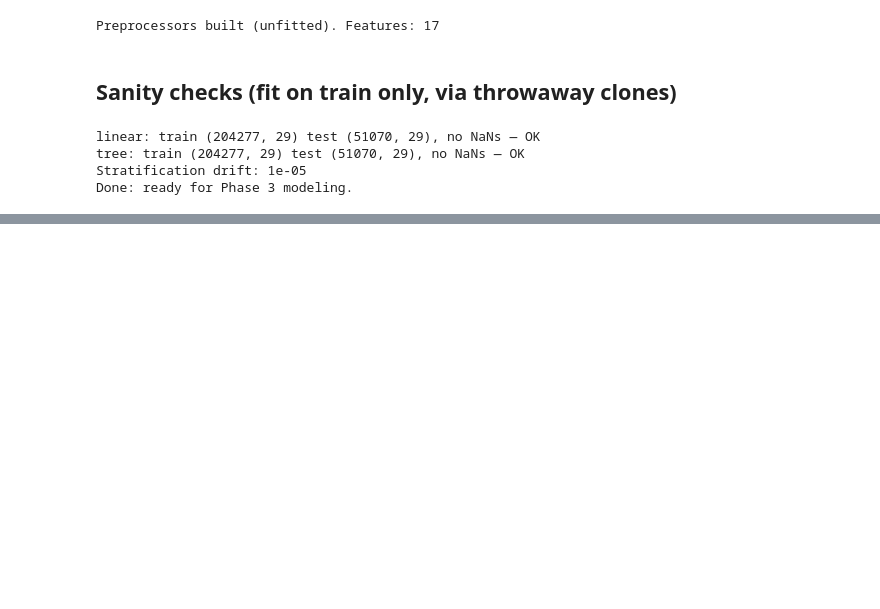
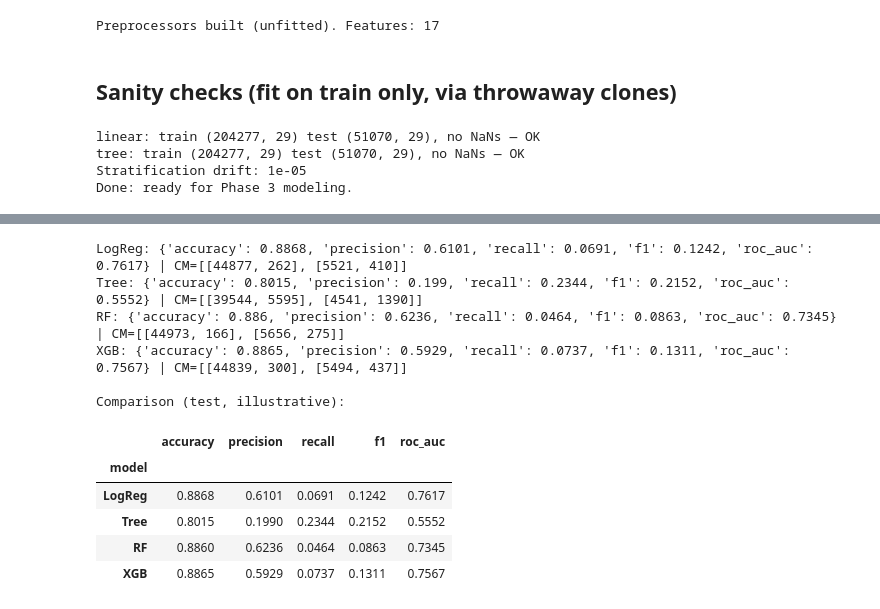
Before and after one commit to Swarnim1311/loan-default-prediction-classification, a Jupyter notebook: loan-default-prediction.ipynb, the cells around one changed output, grey strips where cells are left out. Cells and saved outputs as stored; diff of their text form; code cells hidden in the pictures; blank space fills up the shorter version.

```diff
--- a/loan-default-prediction.ipynb
+++ b/loan-default-prediction.ipynb
@@ -241,0 +275,9 @@ Done: ready for Phase 3 modeling.
+# %%
+baseline = DummyClassifier(strategy='most_frequent')
+baseline.fit(X_train, y_train)
+b_pred = baseline.predict(X_test)
+b_proba = baseline.predict_proba(X_test)[:, 1]
+print('Baseline (most_frequent):', model_scores(y_test, b_pred, b_proba))
+print('Confusion matrix:\n', confusion_matrix(y_test, b_pred))
+print(f'Test default rate: {y_test.mean():.4f} -> baseline recall is 0, precision is 0.')
+print('Takeaway: ~88% accuracy by predicting nobody defaults; accuracy alone hides this failure.')
@@ -241,0 +297,40 @@ Done: ready for Phase 3 modeling.
+# %%
+models = {
+    'LogReg': Pipeline([('pre', linear_preprocessor),
+                        ('clf', LogisticRegression(max_iter=1000, random_state=42))]),
+    'Tree': Pipeline([('pre', tree_preprocessor),
+                      ('clf', DecisionTreeClassifier(random_state=42))]),
+    'RF': Pipeline([('pre', tree_preprocessor),
+                    ('clf', RandomForestClassifier(n_estimators=100, random_state=42, n_jobs=-1))]),
+}
+if HAS_XGB:
+    models['XGB'] = Pipeline([('pre', tree_preprocessor),
+        ('clf', XGBClassifier(n_estimators=200, max_depth=5, learning_rate=0.1,
+                              subsample=0.8, colsample_bytree=0.8, reg_lambda=1.0,
+                              eval_metric='logloss', random_state=42, n_jobs=-1))])
+
+# Fit on train, score on test for an initial look (selection itself uses CV below).
+rows = []
+for name, pipe in models.items():
+    pipe.fit(X_train, y_train)
+    p = pipe.predict(X_test)
+    pr = pipe.predict_proba(X_test)[:, 1]
+    s = model_scores(y_test, p, pr)
+    rows.append({'model': name, **s})
+    print(f"{name}: {s} | CM={confusion_matrix(y_test, p).tolist()}")
+comp = pd.DataFrame(rows).set_index('model')
+print('\nComparison (test, illustrative):')
+comp
+# %% [output]
+LogReg: {'accuracy': 0.8868, 'precision': 0.6101, 'recall': 0.0691, 'f1': 0.1242, 'roc_auc': 0.7617} | CM=[[44877, 262], [5521, 410]]
+Tree: {'accuracy': 0.8015, 'precision': 0.199, 'recall': 0.2344, 'f1': 0.2152, 'roc_auc': 0.5552} | CM=[[39544, 5595], [4541, 1390]]
+RF: {'accuracy': 0.886, 'precision': 0.6236, 'recall': 0.0464, 'f1': 0.0863, 'roc_auc': 0.7345} | CM=[[44973, 166], [5656, 275]]
+XGB: {'accuracy': 0.8865, 'precision': 0.5929, 'recall': 0.0737, 'f1': 0.1311, 'roc_auc': 0.7567} | CM=[[44839, 300], [5494, 437]]
+
+Comparison (test, illustrative):
+|  | accuracy | precision | recall | f1 | roc_auc |
+| model |  |  |  |  |  |
+| LogReg | 0.8868 | 0.6101 | 0.0691 | 0.1242 | 0.7617 |
+| Tree | 0.8015 | 0.1990 | 0.2344 | 0.2152 | 0.5552 |
+| RF | 0.8860 | 0.6236 | 0.0464 | 0.0863 | 0.7345 |
+| XGB | 0.8865 | 0.5929 | 0.0737 | 0.1311 | 0.7567 |
```
Also changed, not shown: parts of 15 cells of this notebook.
